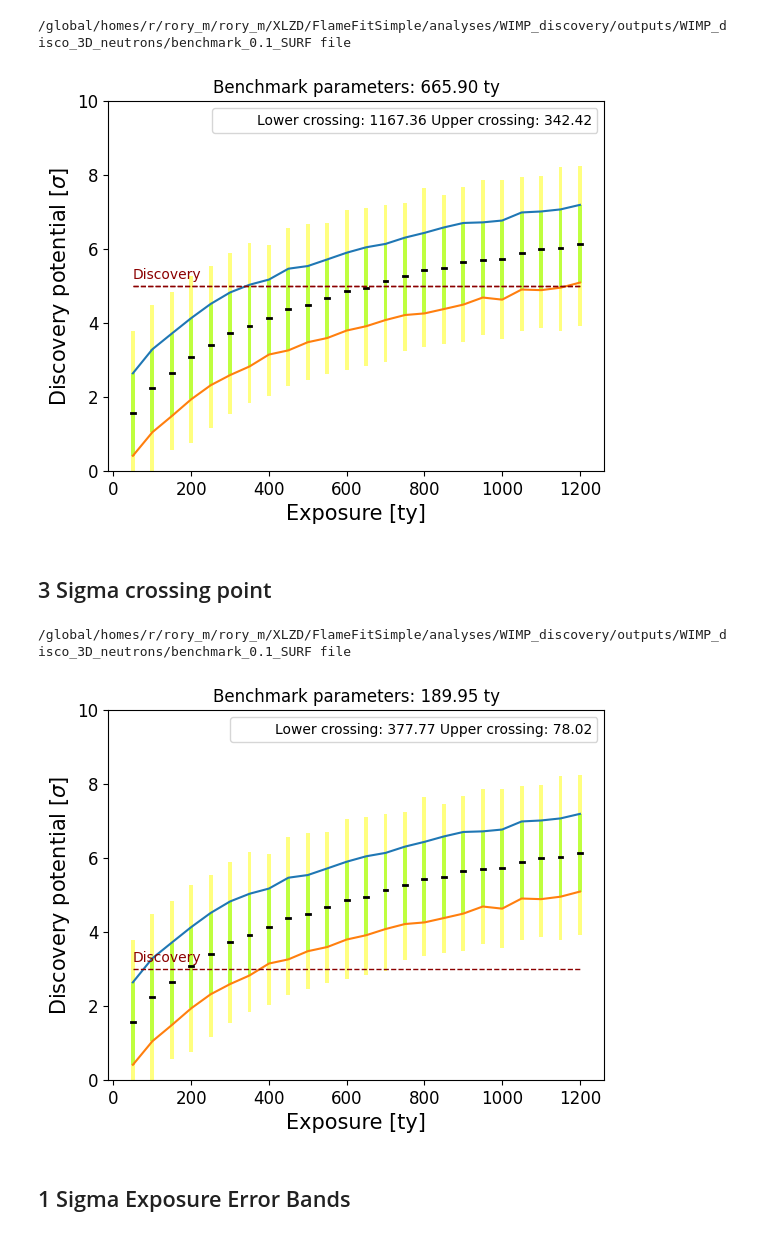
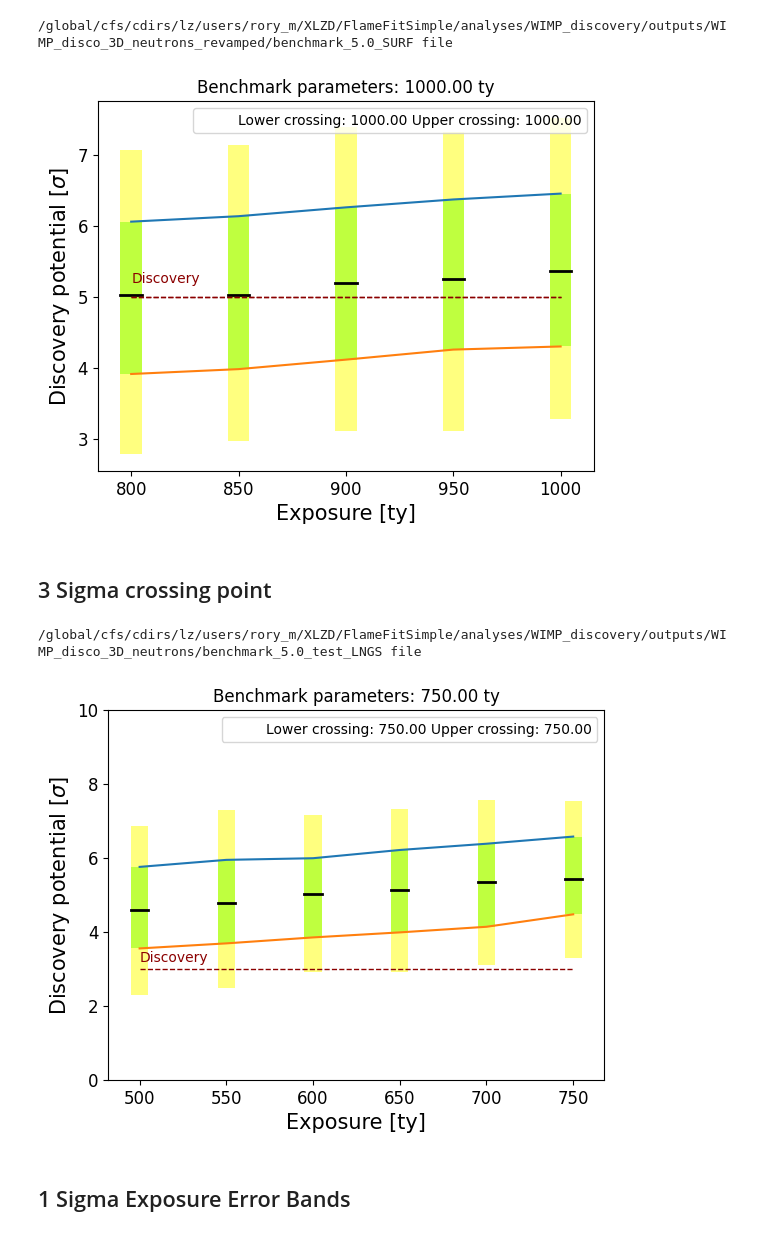
Before and after one commit to robertsjames/FlameFitSimple, a Jupyter notebook: analyses/WIMP_discovery/get_results_errors.ipynb, the cells around one changed output. Cells and saved outputs as stored; diff of their text form; code cells hidden in the pictures.

```diff
--- a/analyses/WIMP_discovery/get_results_errors.ipynb
+++ b/analyses/WIMP_discovery/get_results_errors.ipynb
@@ -81,7 +81,7 @@ def get_crossing_3_sigma(x, y, crit_val=3.):
 
     return (crit_val - y_left) / gradient + x_left #re-arranged y-b = m(x-a) or x = (y-b)/m + a
 # %%
-files_titles = {'/global/homes/r/rory_m/rory_m/XLZD/FlameFitSimple/analyses/WIMP_discovery/outputs/WIMP_disco_3D_neutrons/benchmark_0.1_SURF': 'Benchmark parameters'}
+files_titles = {'/global/cfs/cdirs/lz/users/rory_m/XLZD/FlameFitSimple/analyses/WIMP_discovery/outputs/WIMP_disco_3D_neutrons_revamped/benchmark_5.0_SURF': 'Benchmark parameters'}
 # %%
 def produce_plot(file, title):
     exposures, bands = get_disco_bands(directory=file)
@@ -133,36 +133,36 @@ def produce_plot(file, title):
     #lower and upper 1 sigma interpol lines
 
     plt.hlines(5., np.min(exposures), np.max(exposures), color='darkred', linestyle='--', linewidth=1)
 
 
     empty = Line2D([], [], color='none', label=f'Lower crossing: {lower_crossing:.2f} Upper crossing: {upper_crossing:.2f}')
     plt.legend(handles=[empty], loc='upper right')
 
 
 
     plt.hlines(5., np.min(exposures), np.max(exposures), color='darkred', linestyle='--', linewidth=1)
     plt.text(np.min(exposures), 5.2, 'Discovery', color='darkred')
     plt.xlabel("Exposure [ty]")
     plt.ylabel("Discovery potential [$\sigma$]")
     plt.title(f"{title}: {crossing:.2f} ty")
     plt.xticks(fontsize=12)
     plt.yticks(fontsize=12)
-    plt.ylim(0,10)
+    #plt.ylim(0,10)
     ax = plt.gca()
     ax.xaxis.get_label().set_fontsize(15)
     ax.yaxis.get_label().set_fontsize(15)
 
     #plt.ylim (0., 10.)
     return lower_crossing, upper_crossing
 
 
 
 for file, title in files_titles.items():
     print(file, 'file')
     low_cros, up_cros = produce_plot(file, title)
 # %% [output]
-/global/homes/r/rory_m/rory_m/XLZD/FlameFitSimple/analyses/WIMP_discovery/outputs/WIMP_disco_3D_neutrons/benchmark_0.1_SURF file
+/global/cfs/cdirs/lz/users/rory_m/XLZD/FlameFitSimple/analyses/WIMP_discovery/outputs/WIMP_disco_3D_neutrons_revamped/benchmark_5.0_SURF file
-[figure, old version]
+[figure, new version]
 # %% [markdown]
 ## 3 Sigma crossing point
 # %%
@@ -243,8 +243,8 @@ for file, title in files_titles.items():
     print(file, 'file')
     low_cros, up_cros = produce_plot_3_sigma(file, title)
 # %% [output]
-/global/homes/r/rory_m/rory_m/XLZD/FlameFitSimple/analyses/WIMP_discovery/outputs/WIMP_disco_3D_neutrons/benchmark_0.1_SURF file
+/global/cfs/cdirs/lz/users/rory_m/XLZD/FlameFitSimple/analyses/WIMP_discovery/outputs/WIMP_disco_3D_neutrons/benchmark_5.0_test_LNGS file
-[figure, old version]
+[figure, new version]
 # %% [markdown]
 ## 1 Sigma Exposure Error Bands
 # %%
```
Also changed, not shown: parts of 3 cells of this notebook, 10 other files.
